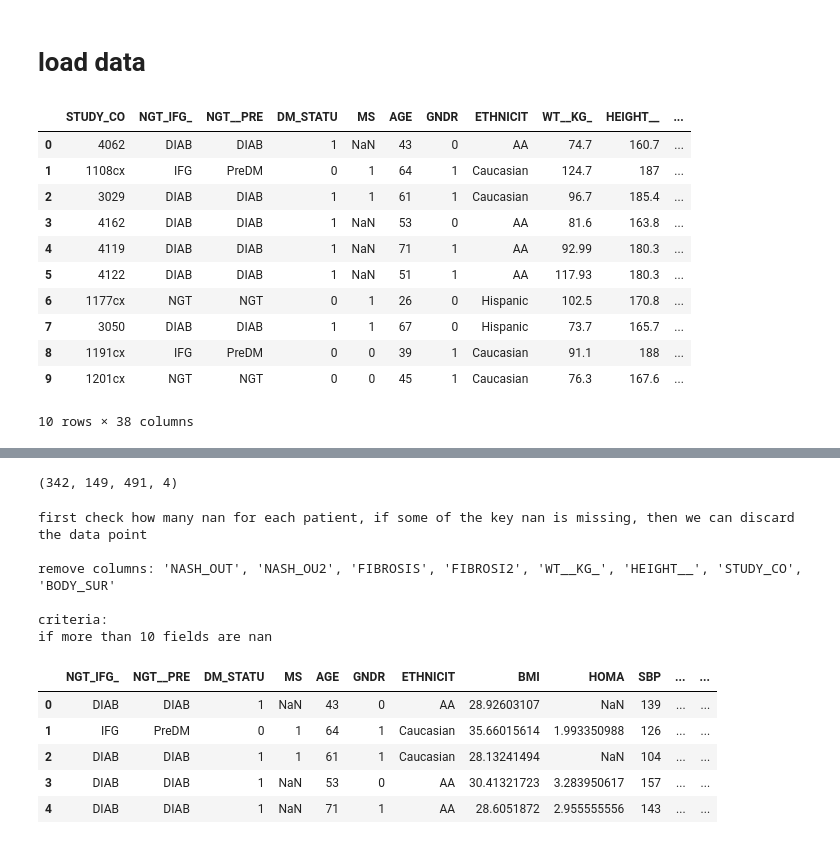
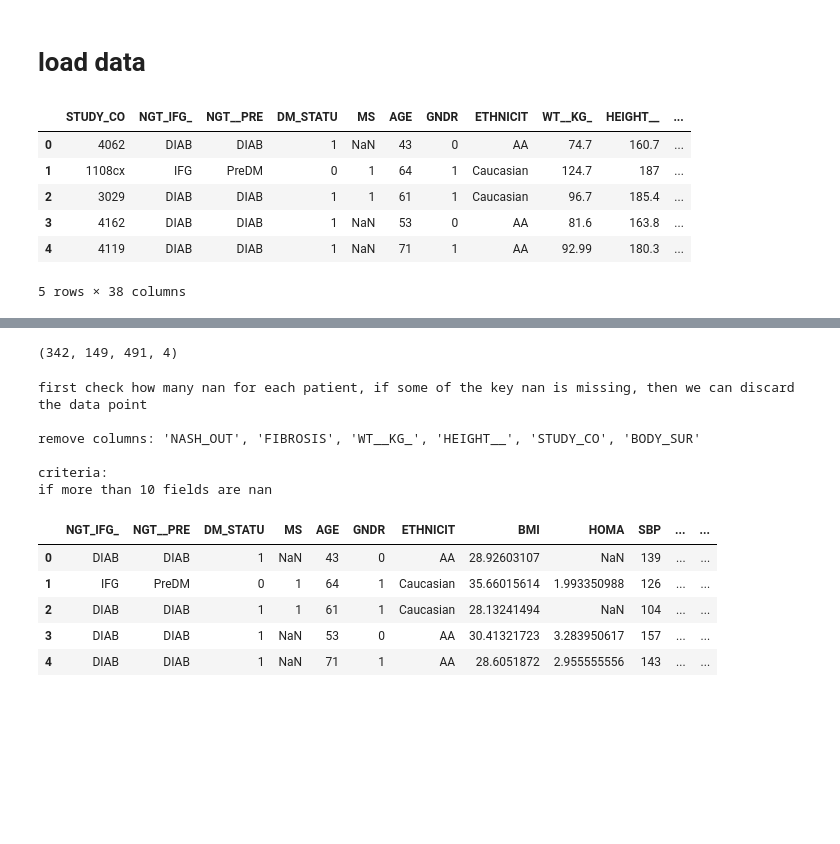
Before and after one commit to mayinghan/NAFLD, a Jupyter notebook: preprocess.ipynb, the cells around one changed output, grey strips where cells are left out. Drawn from its saved outputs; the diff is of its cells as text; code cells hidden in the pictures; blank space fills up the shorter version.

```diff
--- a/preprocess.ipynb
+++ b/preprocess.ipynb
@@ -22,20 +22,15 @@ def pkl_process(data=None, file=None, mode="dump"):
 # %%
 nafld_file = "NAFLD.csv"
 df = pd.read_csv(nafld_file, dtype=str)
-df.head(10)
+df.head(5)
 # %% [output]
 |  | STUDY_CO | NGT_IFG_ | NGT__PRE | DM_STATU | MS | AGE | GNDR | ETHNICIT | WT__KG_ | HEIGHT__ | ... |
 | 0 | 4062 | DIAB | DIAB | 1 | NaN | 43 | 0 | AA | 74.7 | 160.7 | ... |
 | 1 | 1108cx | IFG | PreDM | 0 | 1 | 64 | 1 | Caucasian | 124.7 | 187 | ... |
 | 2 | 3029 | DIAB | DIAB | 1 | 1 | 61 | 1 | Caucasian | 96.7 | 185.4 | ... |
 | 3 | 4162 | DIAB | DIAB | 1 | NaN | 53 | 0 | AA | 81.6 | 163.8 | ... |
 | 4 | 4119 | DIAB | DIAB | 1 | NaN | 71 | 1 | AA | 92.99 | 180.3 | ... |
-| 5 | 4122 | DIAB | DIAB | 1 | NaN | 51 | 1 | AA | 117.93 | 180.3 | ... |
-| 6 | 1177cx | NGT | NGT | 0 | 1 | 26 | 0 | Hispanic | 102.5 | 170.8 | ... |
-| 7 | 3050 | DIAB | DIAB | 1 | 1 | 67 | 0 | Hispanic | 73.7 | 165.7 | ... |
-| 8 | 1191cx | IFG | PreDM | 0 | 0 | 39 | 1 | Caucasian | 91.1 | 188 | ... |
-| 9 | 1201cx | NGT | NGT | 0 | 0 | 45 | 1 | Caucasian | 76.3 | 167.6 | ... |
-10 rows × 38 columns
+5 rows × 38 columns
 # %%
 df.isnull().sum()
 # %% [output]
@@ -72,7 +67,7 @@ miss_threshold = 10
 print(f'''
 first check how many nan for each patient, if some of the key nan is missing, then we can discard the data point
 
-remove columns: 'NASH_OUT', 'NASH_OU2', 'FIBROSIS', 'FIBROSI2', 'WT__KG_', 'HEIGHT__', 'STUDY_CO', 'BODY_SUR'
+remove columns: 'NASH_OUT', 'FIBROSIS', 'WT__KG_', 'HEIGHT__', 'STUDY_CO', 'BODY_SUR'
 
 criteria:
 if more than {miss_threshold} fields are nan
@@ -80,7 +75,7 @@ if more than {miss_threshold} fields are nan
 # %% [output]
 first check how many nan for each patient, if some of the key nan is missing, then we can discard the data point
 
-remove columns: 'NASH_OUT', 'NASH_OU2', 'FIBROSIS', 'FIBROSI2', 'WT__KG_', 'HEIGHT__', 'STUDY_CO', 'BODY_SUR'
+remove columns: 'NASH_OUT', 'FIBROSIS', 'WT__KG_', 'HEIGHT__', 'STUDY_CO', 'BODY_SUR'
 
 criteria:
 if more than 10 fields are nan
```
Also changed, not shown: parts of 14 cells of this notebook, 1 other file.
